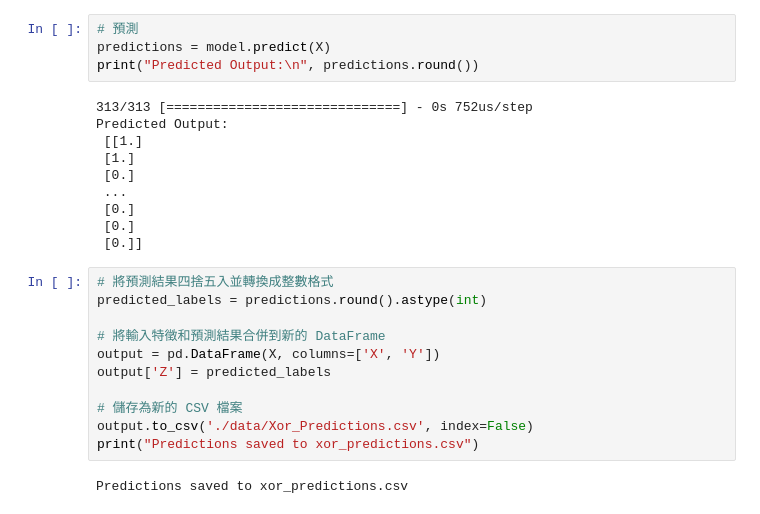
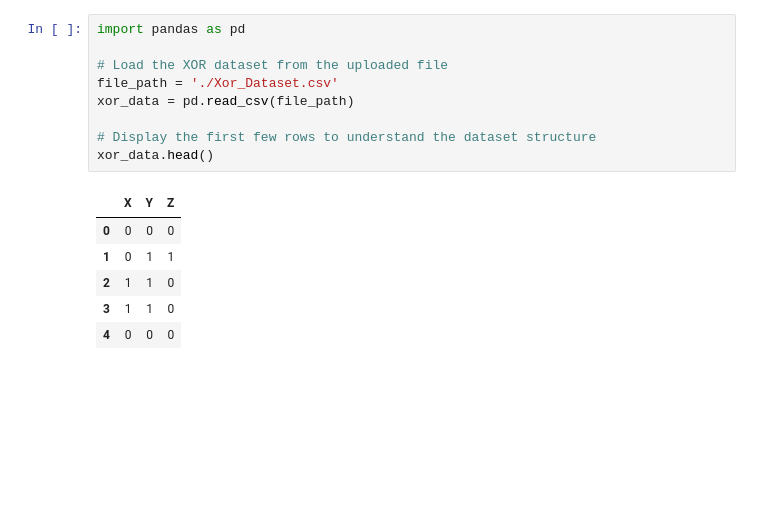
Before and after one commit to JasonLin2002/MyLearningResult, a Jupyter notebook: 圖像識別/期中報告/實作.ipynb, the cells around one changed output. Drawn from its saved outputs; the diff is of its cells as text; blank space fills up the shorter version.

```diff
--- a/圖像識別/期中報告/實作.ipynb
+++ b/圖像識別/期中報告/實作.ipynb
@@ -27,27 +1,16 @@ model.fit(X, y, epochs=500, verbose=0)
-# %%
-# 預測
-predictions = model.predict(X)
-print("Predicted Output:\n", predictions.round())
-# %% [output]
-313/313 [==============================] - 0s 752us/step
-Predicted Output:
- [[1.]
- [1.]
- [0.]
- ...
- [0.]
- [0.]
- [0.]]
-# %%
-# 將預測結果四捨五入並轉換成整數格式
-predicted_labels = predictions.round().astype(int)
-
-# 將輸入特徵和預測結果合併到新的 DataFrame
-output = pd.DataFrame(X, columns=['X', 'Y'])
-output['Z'] = predicted_labels
-
-# 儲存為新的 CSV 檔案
-output.to_csv('./data/Xor_Predictions.csv', index=False)
-print("Predictions saved to xor_predictions.csv")
-# %% [output]
-Predictions saved to xor_predictions.csv
+# %%
+import pandas as pd
+
+# Load the XOR dataset from the uploaded file
+file_path = './Xor_Dataset.csv'
+xor_data = pd.read_csv(file_path)
+
+# Display the first few rows to understand the dataset structure
+xor_data.head()
+# %% [output]
+|  | X | Y | Z |
+| 0 | 0 | 0 | 0 |
+| 1 | 0 | 1 | 1 |
+| 2 | 1 | 1 | 0 |
+| 3 | 1 | 1 | 0 |
+| 4 | 0 | 0 | 0 |
```
Also changed, not shown: parts of 7 cells of this notebook, 14 other files.
